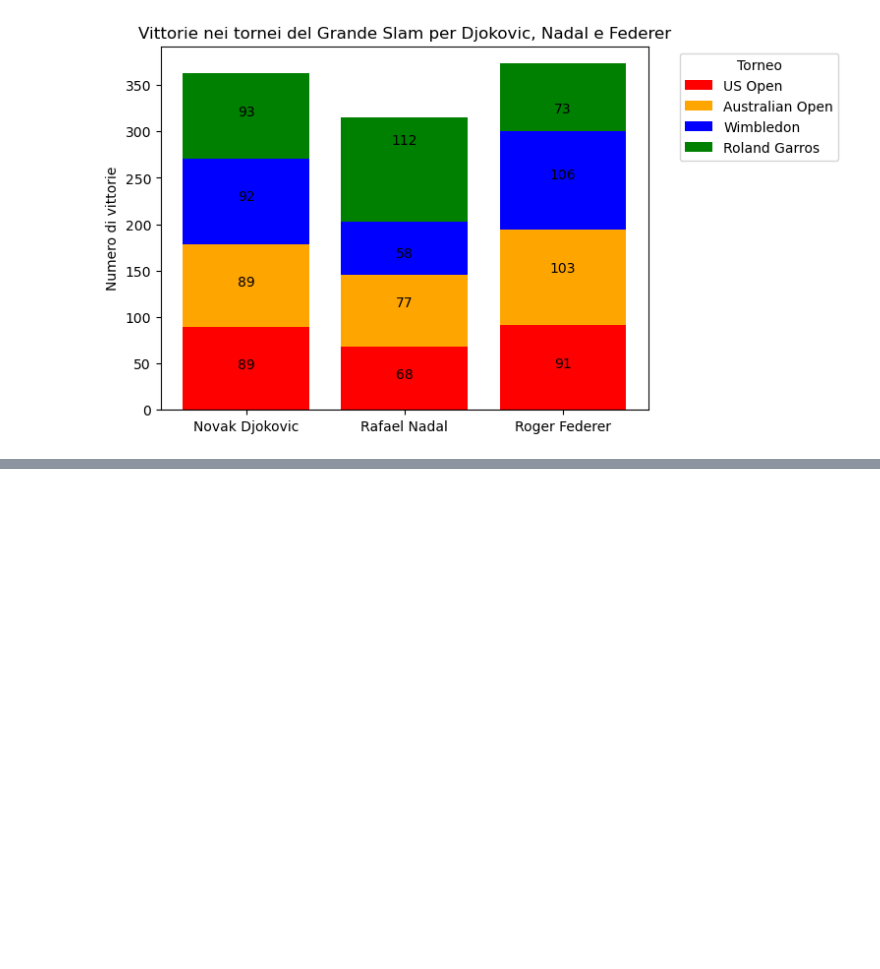
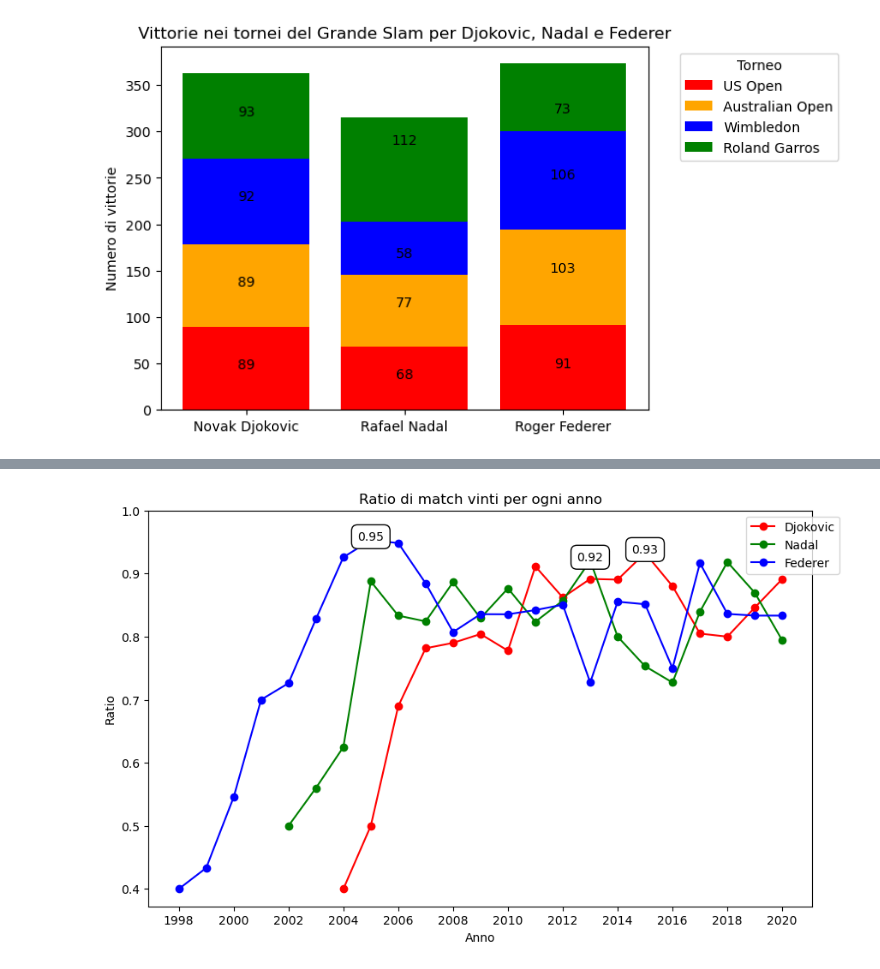
Before and after one commit to yasemitee/SciVIs, a Jupyter notebook: goat.ipynb, the cells around one changed output, grey strips where cells are left out. Drawn from its saved outputs; the diff is of its cells as text; code cells hidden in the pictures; blank space fills up the shorter version.

```diff
--- a/goat.ipynb
+++ b/goat.ipynb
@@ -77,0 +160,46 @@ plt.show()
+# %%
+# grafo che mostra il ratio per ogni anno di Djokovic, Nadal e Federer
+djokovic = atp_matches[(atp_matches['winner_name'] == 'Novak Djokovic') | (atp_matches['loser_name'] == 'Novak Djokovic')]
+djokovic = djokovic[djokovic['tourney_date'].dt.year <= 2020]
+
+djokovic_total = djokovic.groupby([djokovic['tourney_date'].dt.year]).size().reset_index(name='count')
+djokovic_wins = djokovic[djokovic['winner_name'] == 'Novak Djokovic'].groupby([djokovic['tourney_date'].dt.year]).size().reset_index(name='count')
+
+djokovic_ratio = pd.merge(djokovic_total, djokovic_wins, on='tourney_date', how='outer')
+djokovic_ratio['ratio'] = djokovic_ratio['count_y'] / djokovic_ratio['count_x']
+
+nadal = atp_matches[(atp_matches['winner_name'] == 'Rafael Nadal') | (atp_matches['loser_name'] == 'Rafael Nadal')]
+nadal = nadal[nadal['tourney_date'].dt.year <= 2020]
+nadal_total = nadal.groupby([nadal['tourney_date'].dt.year]).size().reset_index(name='count')
+nadal_wins = nadal[nadal['winner_name'] == 'Rafael Nadal'].groupby([nadal['tourney_date'].dt.year]).size().reset_index(name='count')
+nadal_ratio = pd.merge(nadal_total, nadal_wins, on='tourney_date', how='outer')
+nadal_ratio['ratio'] = nadal_ratio['count_y'] / nadal_ratio['count_x']
+
+federer = atp_matches[(atp_matches['winner_name'] == 'Roger Federer') | (atp_matches['loser_name'] == 'Roger Federer')]
+federer = federer[federer['tourney_date'].dt.year <= 2020]
+federer_total = federer.groupby([federer['tourney_date'].dt.year]).size().reset_index(name='count')
+federer_wins = federer[federer['winner_name'] == 'Roger Federer'].groupby([federer['tourney_date'].dt.year]).size().reset_index(name='count')
+federer_ratio = pd.merge(federer_total, federer_wins, on='tourney_date', how='outer')
+federer_ratio['ratio'] = federer_ratio['count_y'] / federer_ratio['count_x']
+
+# plottare in un unico grafico i tre ratio per ogni anno
+plt.figure(figsize=(10, 6))
+plt.gca().xaxis.set_major_formatter(ticker.FuncFormatter(lambda x, _: '{:.0f}'.format(x)))
+plt.plot(djokovic_ratio['tourney_date'], djokovic_ratio['ratio'], color='red', marker='o', label='Djokovic')
+plt.plot(nadal_ratio['tourney_date'], nadal_ratio['ratio'], color='green', marker='o', label='Nadal')
+plt.plot(federer_ratio['tourney_date'], federer_ratio['ratio'], color='blue', marker='o', label='Federer')
+plt.xticks(np.arange(1998, 2021, 2))
+plt.yticks(np.arange(0.4, 1.1, 0.1))
+max_ratio_djokovic = djokovic_ratio[djokovic_ratio['ratio'] == djokovic_ratio['ratio'].max()]
+plt.text(max_ratio_djokovic['tourney_date'], max_ratio_djokovic['ratio'], str(round(max_ratio_djokovic['ratio'].values[0], 2)), color='black', bbox=dict(facecolor='white', edgecolor='black', boxstyle='round,pad=0.5'), ha='center')
+max_ratio_nadal = nadal_ratio[nadal_ratio['ratio'] == nadal_ratio['ratio'].max()]
+plt.text(max_ratio_nadal['tourney_date'], max_ratio_nadal['ratio'], str(round(max_ratio_nadal['ratio'].values[0], 2)), color='black', bbox=dict(facecolor='white', edgecolor='black', boxstyle='round,pad=0.5'), ha='center')
+max_ratio_federer = federer_ratio[federer_ratio['ratio'] == federer_ratio['ratio'].max()]
+plt.text(max_ratio_federer['tourney_date'], max_ratio_federer['ratio'], str(round(max_ratio_federer['ratio'].values[0], 2)), color='black', bbox=dict(facecolor='white', edgecolor='black', boxstyle='round,pad=0.5'), ha='center')
+plt.xlabel('Anno')
+plt.ylabel('Ratio')
+plt.title('Ratio di match vinti per ogni anno')
+plt.legend(loc='best', bbox_to_anchor=(1.05, 1))
+plt.show()
+# %% [output]
+[figure, added]
```
Also changed, not shown: parts of 3 cells of this notebook.
